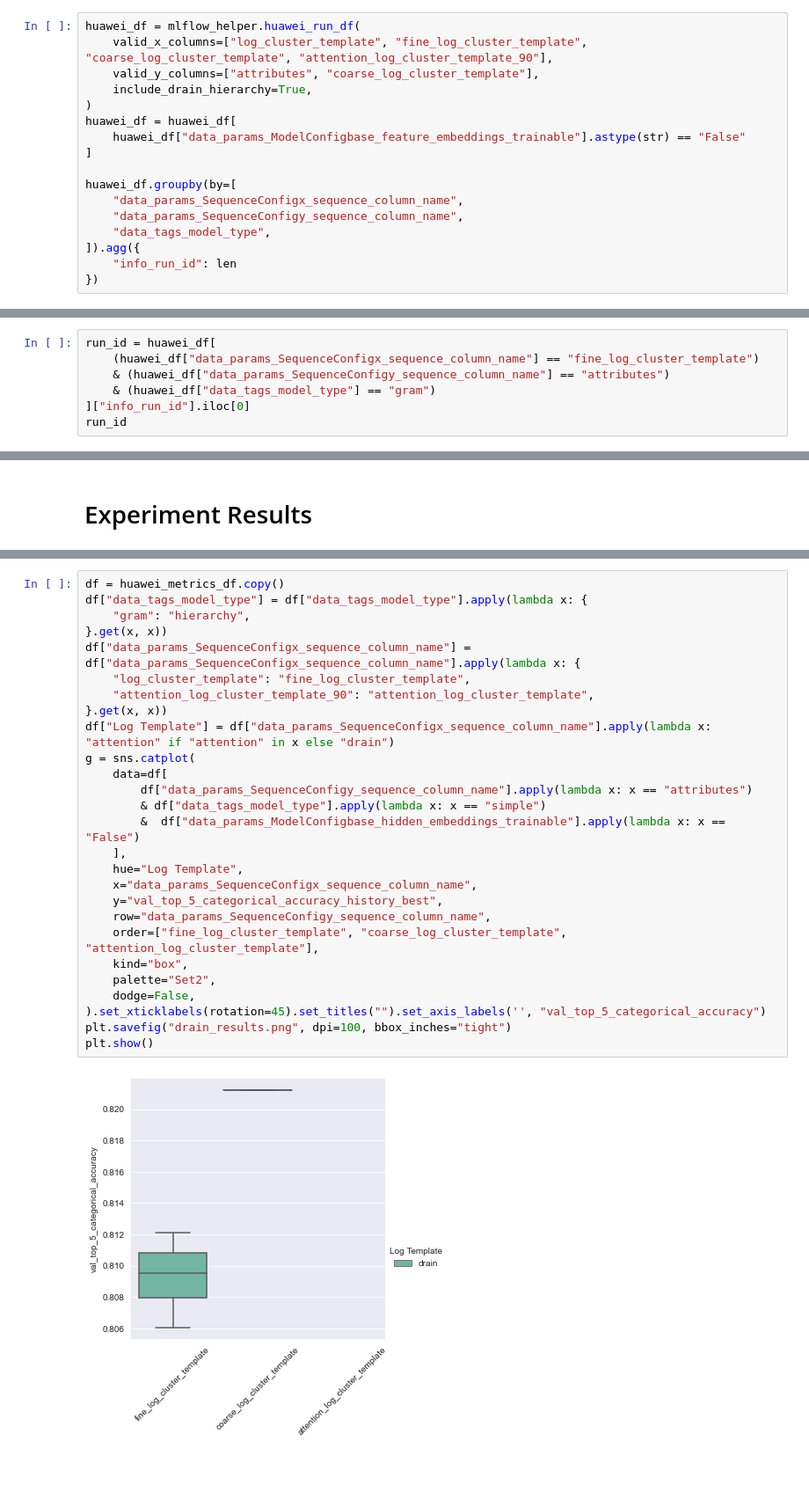
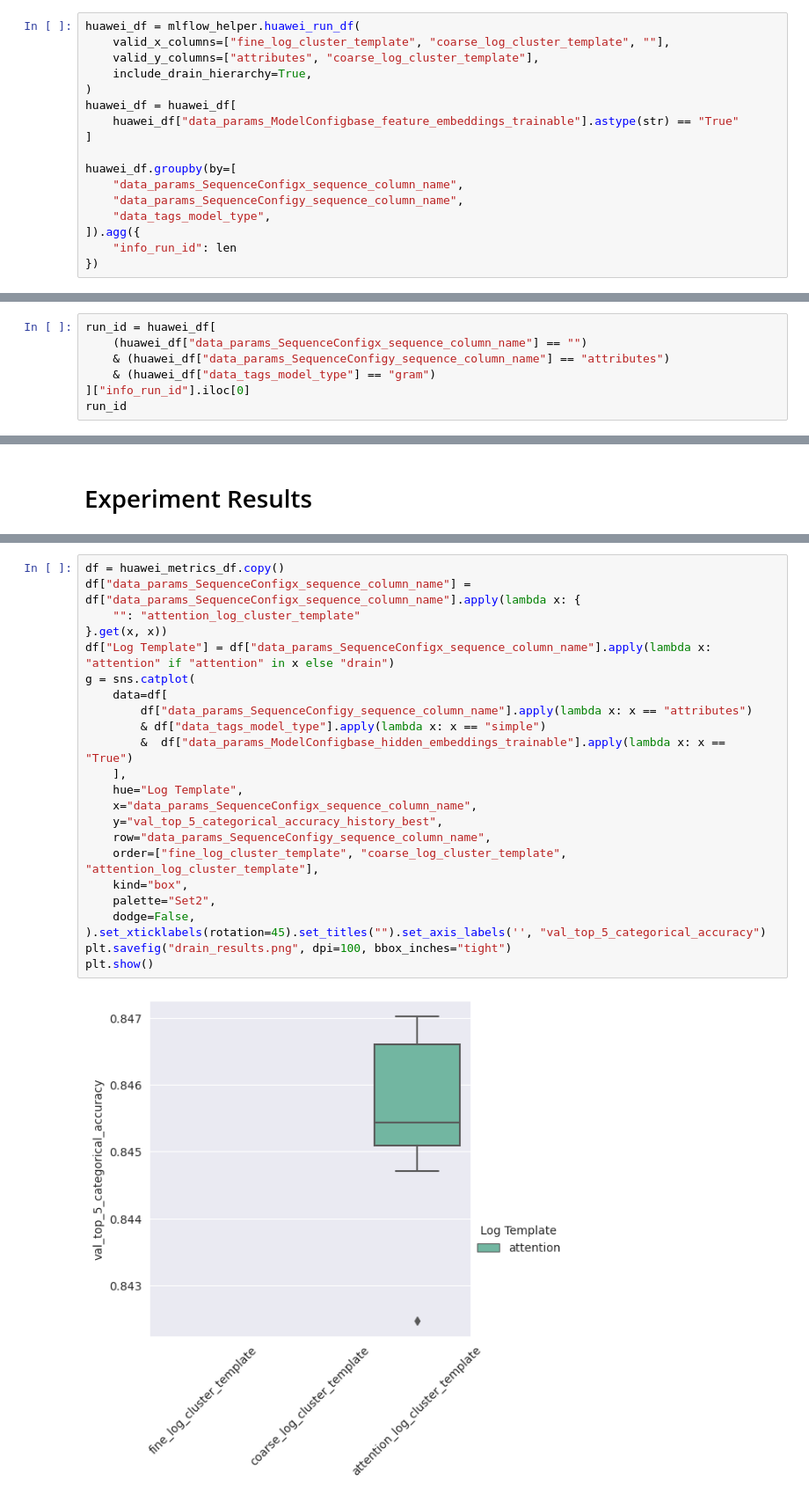
Before and after one commit to DerDoni/Domain-Guided-Monitoring, a Jupyter notebook: notebooks/drain_hierarchy.ipynb, the cells around one changed output, grey strips where cells are left out. Shown at 88% size. Cells and saved outputs as stored; diff of their text form; blank space fills up the shorter version.

```diff
--- a/notebooks/drain_hierarchy.ipynb
+++ b/notebooks/drain_hierarchy.ipynb
@@ -24,11 +26,11 @@ Initialized with 56 MLFlow runs from pkl
 # %%
 huawei_df = mlflow_helper.huawei_run_df(
-    valid_x_columns=["log_cluster_template", "fine_log_cluster_template", "coarse_log_cluster_template", "attention_log_cluster_template_90"],
+    valid_x_columns=["fine_log_cluster_template", "coarse_log_cluster_template", ""],
     valid_y_columns=["attributes", "coarse_log_cluster_template"],
     include_drain_hierarchy=True,
 )
 huawei_df = huawei_df[
-    huawei_df["data_params_ModelConfigbase_feature_embeddings_trainable"].astype(str) == "False"
+    huawei_df["data_params_ModelConfigbase_feature_embeddings_trainable"].astype(str) == "True"
 ]
 
 huawei_df.groupby(by=[
@@ -53,7 +49,7 @@ huawei_df.groupby(by=[
 # Drain Hierarchy - Suggested Templates
 # %%
 run_id = huawei_df[
-    (huawei_df["data_params_SequenceConfigx_sequence_column_name"] == "fine_log_cluster_template")
+    (huawei_df["data_params_SequenceConfigx_sequence_column_name"] == "")
     & (huawei_df["data_params_SequenceConfigy_sequence_column_name"] == "attributes")
     & (huawei_df["data_tags_model_type"] == "gram")
 ]["info_run_id"].iloc[0]
@@ -329,29 +333,25 @@ sns.catplot(
 # %%
 df = huawei_metrics_df.copy()
-df["data_tags_model_type"] = df["data_tags_model_type"].apply(lambda x: {
-    "gram": "hierarchy",
-}.get(x, x))
 df["data_params_SequenceConfigx_sequence_column_name"] = df["data_params_SequenceConfigx_sequence_column_name"].apply(lambda x: {
-    "log_cluster_template": "fine_log_cluster_template",
-    "attention_log_cluster_template_90": "attention_log_cluster_template",
+    "": "attention_log_cluster_template"
 }.get(x, x))
 df["Log Template"] = df["data_params_SequenceConfigx_sequence_column_name"].apply(lambda x: "attention" if "attention" in x else "drain")
 g = sns.catplot(
     data=df[
         df["data_params_SequenceConfigy_sequence_column_name"].apply(lambda x: x == "attributes")
         & df["data_tags_model_type"].apply(lambda x: x == "simple")
-        &  df["data_params_ModelConfigbase_hidden_embeddings_trainable"].apply(lambda x: x == "False")
+        &  df["data_params_ModelConfigbase_hidden_embeddings_trainable"].apply(lambda x: x == "True")
     ],
     hue="Log Template",
     x="data_params_SequenceConfigx_sequence_column_name",
     y="val_top_5_categorical_accuracy_history_best",
     row="data_params_SequenceConfigy_sequence_column_name",
     order=["fine_log_cluster_template", "coarse_log_cluster_template", "attention_log_cluster_template"],
     kind="box",
     palette="Set2",
     dodge=False,
 ).set_xticklabels(rotation=45).set_titles("").set_axis_labels('', "val_top_5_categorical_accuracy")
 plt.savefig("drain_results.png", dpi=100, bbox_inches="tight")
 plt.show()
 # %% [output]
-[figure, old version]
+[figure, new version]
```
Also changed, not shown: parts of 14 cells of this notebook, 13 other files.
